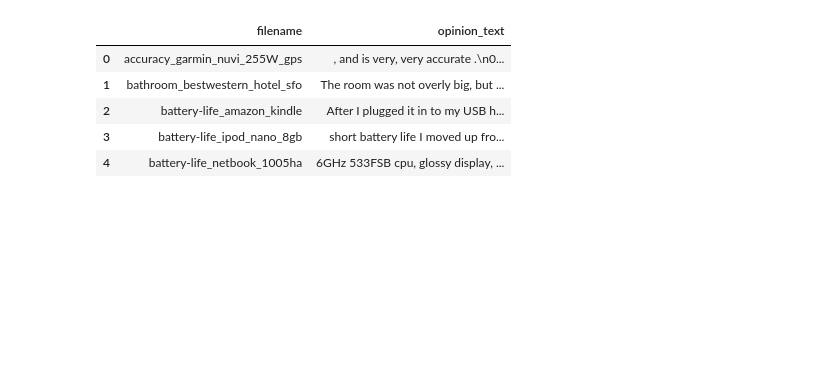
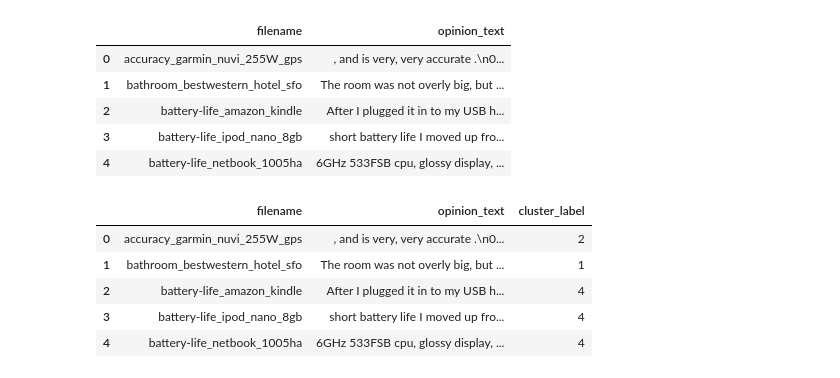
Before and after one commit to jcs19752510-ui/semi_project, a Jupyter notebook: 정영찬/SEMI_OPINO.ipynb, the cells around one changed output. Saved outputs shown, nothing was run; the diff lists cells and outputs as text; code cells hidden in the pictures; blank space fills up the shorter version.

```diff
--- a/정영찬/SEMI_OPINO.ipynb
+++ b/정영찬/SEMI_OPINO.ipynb
@@ -41,3 +43,57 @@ document_df.head()
 | 2 | battery-life_amazon_kindle | After I plugged it in to my USB h... |
 | 3 | battery-life_ipod_nano_8gb | short battery life I moved up fro... |
 | 4 | battery-life_netbook_1005ha | 6GHz 533FSB cpu, glossy display, ... |
+# %%
+from nltk.stem import WordNetLemmatizer
+import nltk
+import string
+
+
+remove_punct_dict = dict((ord(punct), None) for punct in string.punctuation)
+lemmar = WordNetLemmatizer()
+
+
+# 입력으로 들어온 token단어들에 대해서 lemmatization 어근 변환.
+def LemTokens(tokens):
+    return [lemmar.lemmatize(token) for token in tokens]
+
+
+# TfidfVectorizer 객체 생성 시 tokenizer인자로 해당 함수를 설정하여 lemmatization 적용
+# 입력으로 문장을 받아서 stop words 제거-> 소문자 변환 -> 단어 토큰화 -> lemmatization 어근 변환.
+def LemNormalize(text):
+    return LemTokens(nltk.word_tokenize(text.lower().translate(remove_punct_dict)))
+from sklearn.feature_extraction.text import TfidfVectorizer
+
+
+tfidf_vect = TfidfVectorizer(tokenizer=LemNormalize, stop_words='english' , \
+                             ngram_range=(1,2), min_df=0.05, max_df=0.85 )
+
+
+#opinion_text 컬럼값으로 feature vectorization 수행
+feature_vect = tfidf_vect.fit_transform(document_df['opinion_text'])
+from sklearn.feature_extraction.text import TfidfVectorizer
+from sklearn.cluster import KMeans  # 1. KMeans 라이브러리 추가
+
+tfidf_vect = TfidfVectorizer(tokenizer=LemNormalize, stop_words='english' , \
+                             ngram_range=(1,2), min_df=0.05, max_df=0.85 )
+
+# opinion_text 컬럼값으로 feature vectorization 수행
+feature_vect = tfidf_vect.fit_transform(document_df['opinion_text'])
+
+# 2. 군집화 모델 생성 및 학습 (예: 5개 군집)
+km_cluster = KMeans(n_clusters=5, max_iter=10000, random_state=0)
+km_cluster.fit(feature_vect)
+
+# 3. 학습된 모델에서 레이블(cluster_label) 추출 ◀ 이 부분이 누락되어 있었습니다!
+cluster_label = km_cluster.labels_
+
+# 데이터프레임에 군집 레이블 추가
+document_df['cluster_label'] = cluster_label
+document_df.head()
+# %% [output]
+|  | filename | opinion_text | cluster_label |
+| 0 | accuracy_garmin_nuvi_255W_gps | , and is very, very accurate .\n0... | 2 |
+| 1 | bathroom_bestwestern_hotel_sfo | The room was not overly big, but ... | 1 |
+| 2 | battery-life_amazon_kindle | After I plugged it in to my USB h... | 4 |
+| 3 | battery-life_ipod_nano_8gb | short battery life I moved up fro... | 4 |
+| 4 | battery-life_netbook_1005ha | 6GHz 533FSB cpu, glossy display, ... | 4 |
```
Also changed, not shown: parts of 11 cells of this notebook, 2 other files.
